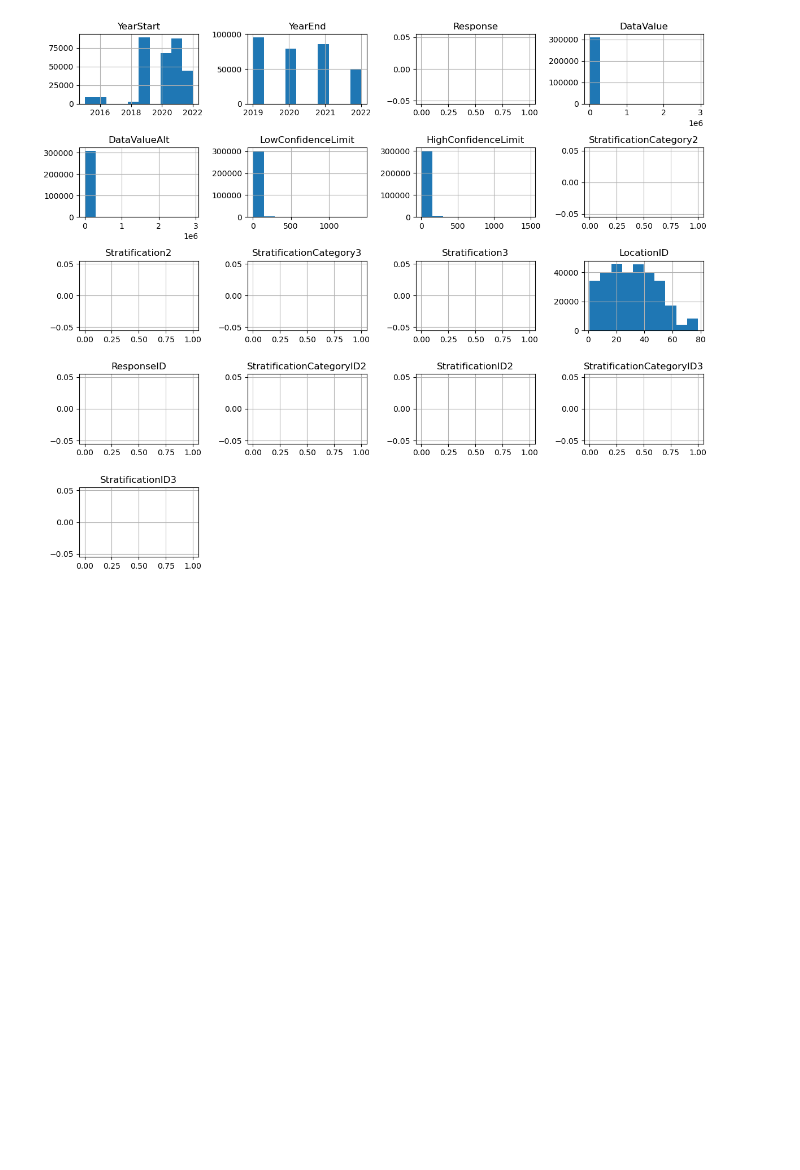
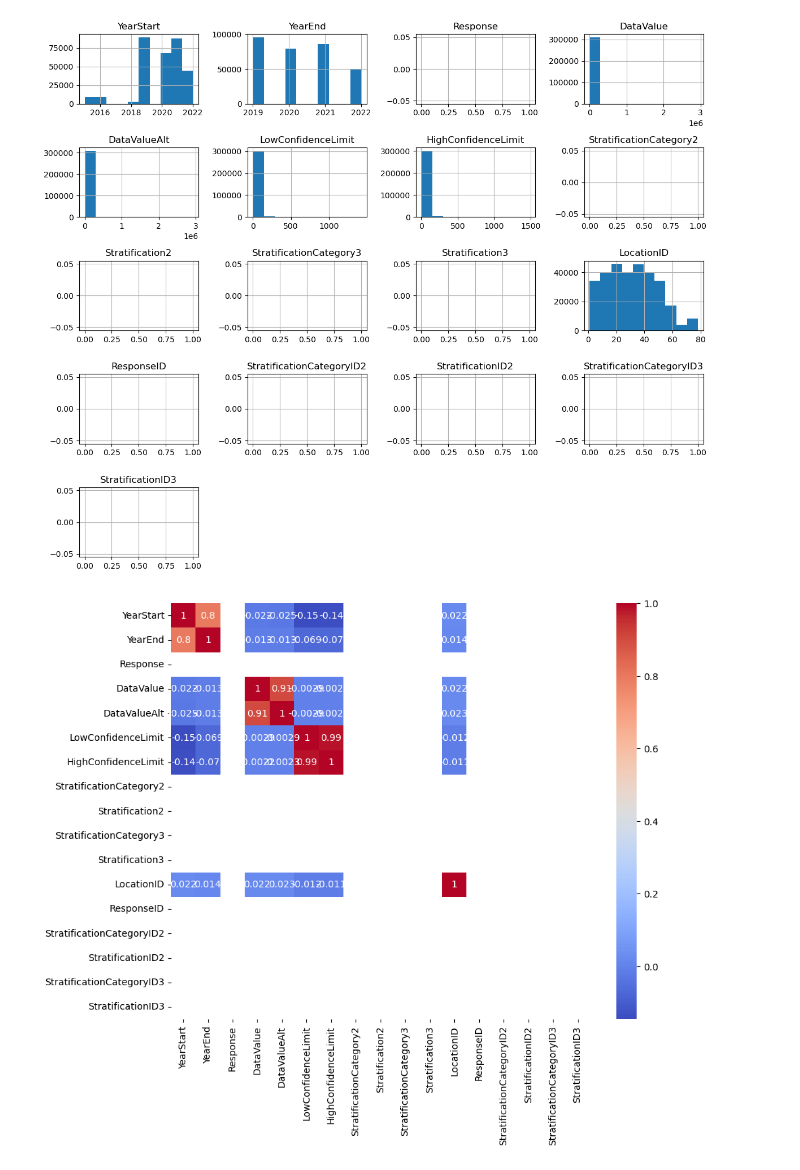
Before and after one commit to sindhuravuri666/ML-Chronic-Disease, a Jupyter notebook: notebooks/eda.ipynb, the cells around one changed output. Saved outputs shown, nothing was run; the diff lists cells and outputs as text; code cells hidden in the pictures; blank space fills up the shorter version.

Commit message:
Correlation heatmap

```diff
--- a/notebooks/eda.ipynb
+++ b/notebooks/eda.ipynb
@@ -34,3 +34,14 @@ plt.tight_layout()
 plt.show()
 # %% [output]
 [figure]
+# %%
+#corelation heatmap
+# Calculate correlations
+correlation = df.corr()
+
+# Plot a heatmap of correlations
+plt.figure(figsize=(10, 8))
+sns.heatmap(correlation, annot=True, cmap='coolwarm')
+plt.show()
+# %% [output]
+[figure, added]
```
